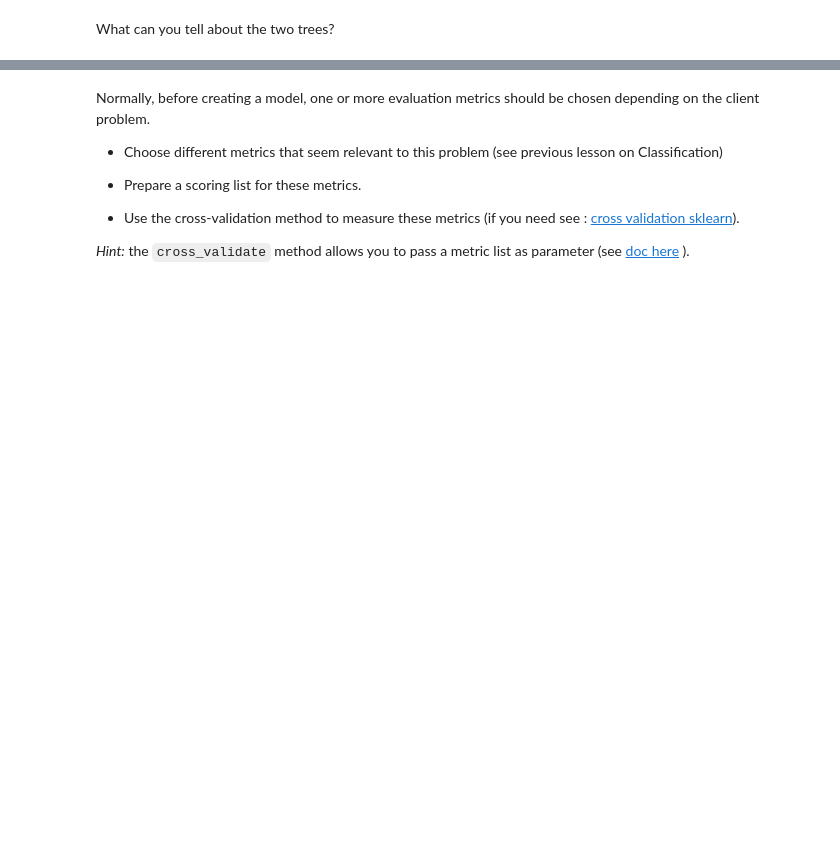
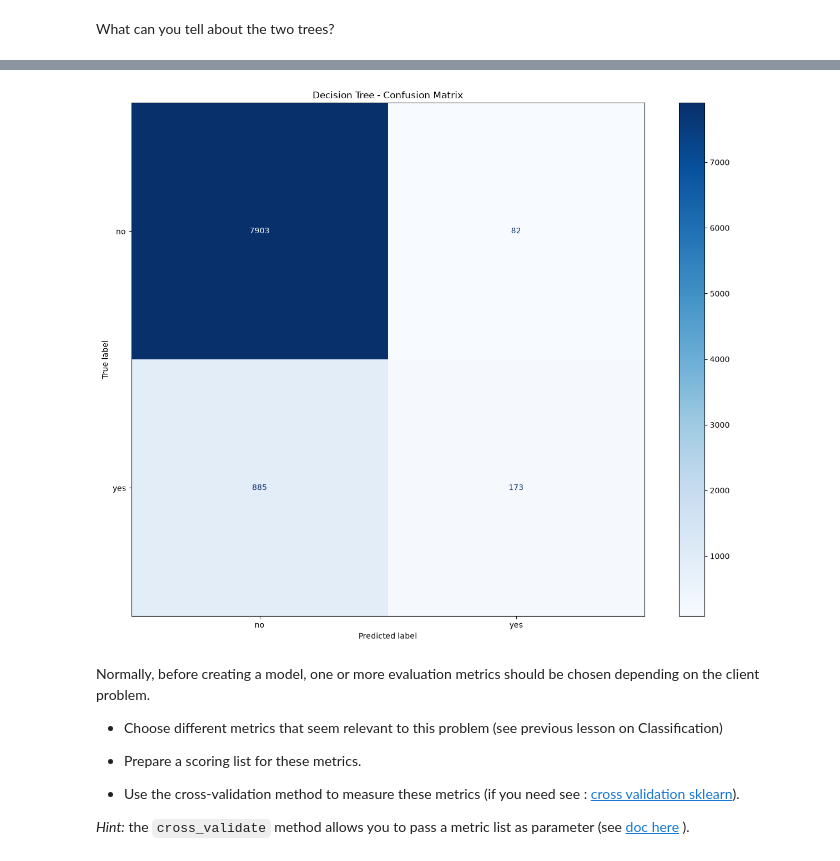
Before and after one commit to Robert-dataAI/ML2.2_ensemble_methods_intro, a Jupyter notebook: notebooks/EnsembleLearning_v2.ipynb, the cells around one changed output, grey strips where cells are left out. Drawn from its saved outputs; the diff is of its cells as text; code cells hidden in the pictures; blank space fills up the shorter version.

```diff
--- a/notebooks/EnsembleLearning_v2.ipynb
+++ b/notebooks/EnsembleLearning_v2.ipynb
@@ -777,0 +882,82 @@ What can you tell about the two trees?
+# %%
+## Comprobar si existe Data Leakage "RJ"
+# Display all features
+# # comprobar que ninguna variable de X contiene información que revele directamente el valor de y
+print("Features:")
+print(X.columns.tolist())
+
+# Display target variable
+print("\nTarget:")
+print(y.name)
+
+# Check target distribution
+print("\nTarget distribution:")
+print(y.value_counts(normalize=True))
+
+
+## Comprobar si existen duplicados entre Train y Test
+# Check duplicated rows in the complete dataset
+print("Duplicated rows in X:")
+print(X.duplicated().sum())
+
+# Check duplicates between train and test
+
+train_rows = set(
+    pd.util.hash_pandas_object(X_train_42, index=False)
+)
+
+test_rows = set(
+    pd.util.hash_pandas_object(X_test_42, index=False)
+)
+
+common_rows = train_rows.intersection(test_rows)
+
+print("Common rows between train and test:", len(common_rows))
+
+
+## # Comprobar los resultados con Cross-Validation
+from sklearn.model_selection import cross_val_score, StratifiedKFold
+
+# Create cross-validation strategy
+cv = StratifiedKFold(
+    n_splits=5,
+    shuffle=True,
+    random_state=42
+)
+
+# Evaluate model using cross-validation
+cv_accuracy = cross_val_score(
+    tree_pipeline,
+    X,
+    y,
+    cv=cv,
+    scoring='accuracy'
+)
+
+print("Cross-validation Accuracy:", cv_accuracy)
+print("Mean Accuracy:", cv_accuracy.mean())
+print("Standard Deviation:", cv_accuracy.std())
+
+## # NOTA PARA LA INTERPRETACION
+"""
+interpretamos los resultados?
+    Si las cinco particiones obtienen resultados cercanos a 1.0, significa que el modelo mantiene un rendimiento muy alto en diferentes particiones.
+    Si los resultados varían mucho, podría existir una dependencia importante respecto a cómo dividimos los datos.
+    Si todos siguen siendo exactamente 1.0, debemos investigar especialmente las variables predictoras y el posible Data Leakage.
+"""
+
+## Comprobar la matriz de confusión
+from sklearn.metrics import confusion_matrix, ConfusionMatrixDisplay
+# Confusion matrix
+cm = confusion_matrix(y_test_42, y_pred_42)
+
+# Visualization
+disp = ConfusionMatrixDisplay(
+    confusion_matrix=cm,
+    display_labels=['no', 'yes']
+)
+
+disp.plot(cmap='Blues')
+plt.title('Decision Tree - Confusion Matrix')
+plt.show()
+# %% [output]
@@ -778,3 +981,4 @@ What can you tell about the two trees?
+[figure, added]
 # %% [markdown]
 Normally, before creating a model, one or more evaluation metrics should be chosen depending on the client problem.
 
```
Also changed, not shown: parts of 36 cells of this notebook.
